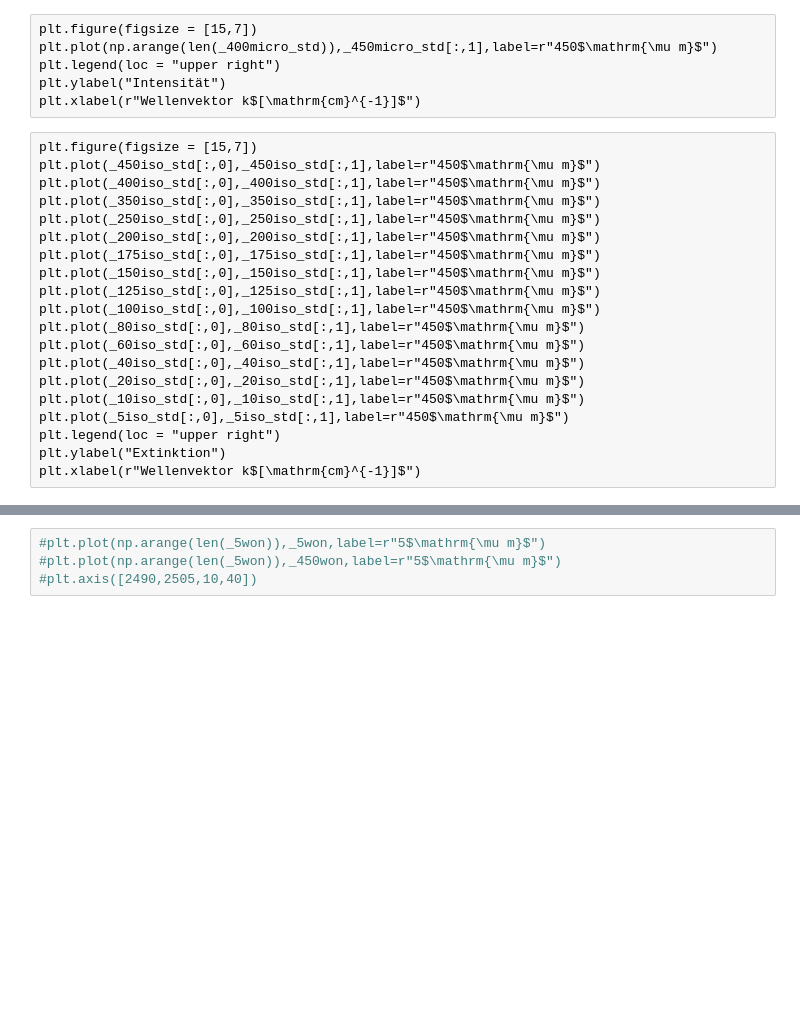
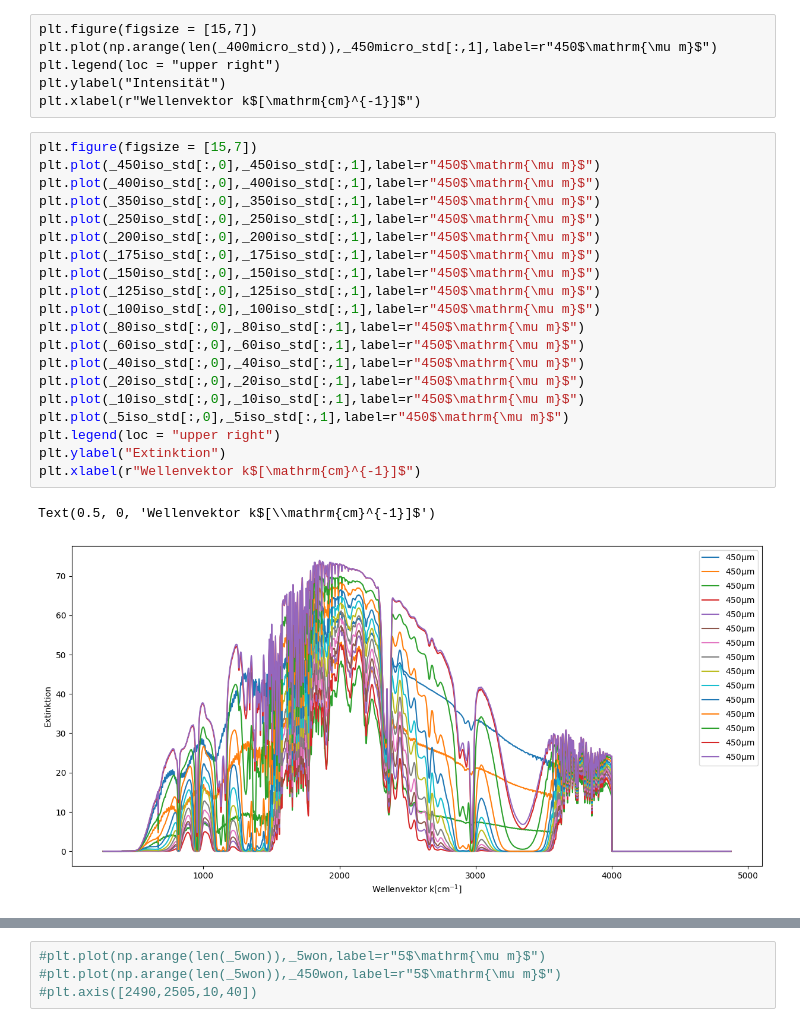
Before and after one commit to iLoveeMilkaa/M1-Lab, a Jupyter notebook: Aufgabe 3 Flüssigkeit.ipynb, the cells around one changed output, grey strips where cells are left out. Drawn from its saved outputs; the diff is of its cells as text; blank space fills up the shorter version.

```diff
--- a/Aufgabe 3 Flüssigkeit.ipynb
+++ b/Aufgabe 3 Flüssigkeit.ipynb
@@ -236,26 +234,29 @@ plt.plot(np.arange(len(_400micro_std)),_450micro_std[:,1],label=r"450$\mathrm{\m
 plt.legend(loc = "upper right")
 plt.ylabel("Intensität")
 plt.xlabel(r"Wellenvektor k$[\mathrm{cm}^{-1}]$")
-# %% [raw]
-plt.figure(figsize = [15,7])
-plt.plot(_450iso_std[:,0],_450iso_std[:,1],label=r"450$\mathrm{\mu m}$")
-plt.plot(_400iso_std[:,0],_400iso_std[:,1],label=r"450$\mathrm{\mu m}$")
-plt.plot(_350iso_std[:,0],_350iso_std[:,1],label=r"450$\mathrm{\mu m}$")
-plt.plot(_250iso_std[:,0],_250iso_std[:,1],label=r"450$\mathrm{\mu m}$")
-plt.plot(_200iso_std[:,0],_200iso_std[:,1],label=r"450$\mathrm{\mu m}$")
-plt.plot(_175iso_std[:,0],_175iso_std[:,1],label=r"450$\mathrm{\mu m}$")
-plt.plot(_150iso_std[:,0],_150iso_std[:,1],label=r"450$\mathrm{\mu m}$")
-plt.plot(_125iso_std[:,0],_125iso_std[:,1],label=r"450$\mathrm{\mu m}$")
-plt.plot(_100iso_std[:,0],_100iso_std[:,1],label=r"450$\mathrm{\mu m}$")
-plt.plot(_80iso_std[:,0],_80iso_std[:,1],label=r"450$\mathrm{\mu m}$")
-plt.plot(_60iso_std[:,0],_60iso_std[:,1],label=r"450$\mathrm{\mu m}$")
-plt.plot(_40iso_std[:,0],_40iso_std[:,1],label=r"450$\mathrm{\mu m}$")
-plt.plot(_20iso_std[:,0],_20iso_std[:,1],label=r"450$\mathrm{\mu m}$")
-plt.plot(_10iso_std[:,0],_10iso_std[:,1],label=r"450$\mathrm{\mu m}$")
-plt.plot(_5iso_std[:,0],_5iso_std[:,1],label=r"450$\mathrm{\mu m}$")
-plt.legend(loc = "upper right")
-plt.ylabel("Extinktion")
-plt.xlabel(r"Wellenvektor k$[\mathrm{cm}^{-1}]$")
+# %%
+plt.figure(figsize = [15,7])
+plt.plot(_450iso_std[:,0],_450iso_std[:,1],label=r"450$\mathrm{\mu m}$")
+plt.plot(_400iso_std[:,0],_400iso_std[:,1],label=r"450$\mathrm{\mu m}$")
+plt.plot(_350iso_std[:,0],_350iso_std[:,1],label=r"450$\mathrm{\mu m}$")
+plt.plot(_250iso_std[:,0],_250iso_std[:,1],label=r"450$\mathrm{\mu m}$")
+plt.plot(_200iso_std[:,0],_200iso_std[:,1],label=r"450$\mathrm{\mu m}$")
+plt.plot(_175iso_std[:,0],_175iso_std[:,1],label=r"450$\mathrm{\mu m}$")
+plt.plot(_150iso_std[:,0],_150iso_std[:,1],label=r"450$\mathrm{\mu m}$")
+plt.plot(_125iso_std[:,0],_125iso_std[:,1],label=r"450$\mathrm{\mu m}$")
+plt.plot(_100iso_std[:,0],_100iso_std[:,1],label=r"450$\mathrm{\mu m}$")
+plt.plot(_80iso_std[:,0],_80iso_std[:,1],label=r"450$\mathrm{\mu m}$")
+plt.plot(_60iso_std[:,0],_60iso_std[:,1],label=r"450$\mathrm{\mu m}$")
+plt.plot(_40iso_std[:,0],_40iso_std[:,1],label=r"450$\mathrm{\mu m}$")
+plt.plot(_20iso_std[:,0],_20iso_std[:,1],label=r"450$\mathrm{\mu m}$")
+plt.plot(_10iso_std[:,0],_10iso_std[:,1],label=r"450$\mathrm{\mu m}$")
+plt.plot(_5iso_std[:,0],_5iso_std[:,1],label=r"450$\mathrm{\mu m}$")
+plt.legend(loc = "upper right")
+plt.ylabel("Extinktion")
+plt.xlabel(r"Wellenvektor k$[\mathrm{cm}^{-1}]$")
+# %% [output]
+Text(0.5, 0, 'Wellenvektor k$[\\mathrm{cm}^{-1}]$')
+[figure, added]
 # %%
 plt.plot(_5iso_std[:,0],_5won,label=r"450$\mathrm{\mu m}$")
 #plt.plot(_5iso_std[:,0],_10won,label=r"450$\mathrm{\mu m}$")
```
Also changed, not shown: parts of 8 cells of this notebook, 14 other files.
